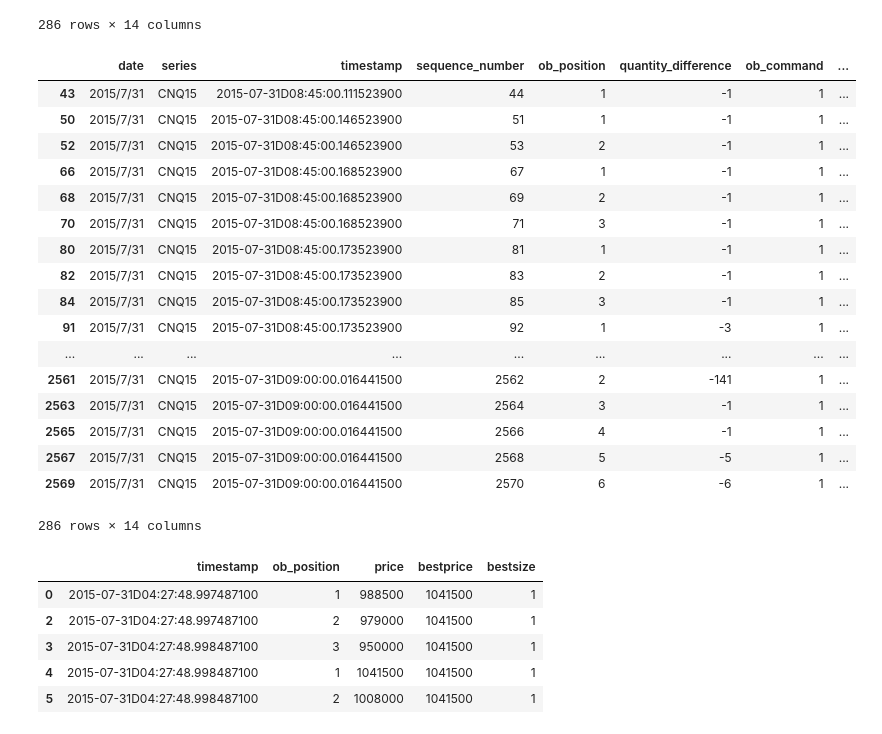
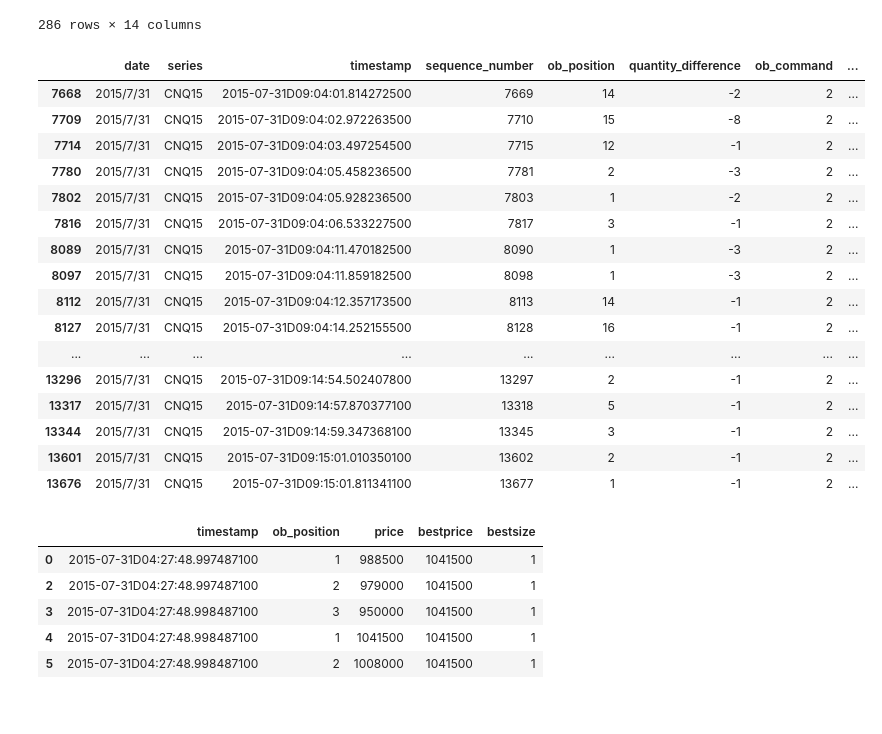
Before and after one commit to rorysroes/SGX-Full-OrderBook-Tick-Data-Trading-Strategy, a Jupyter notebook: sgx_tick_data_a50.ipynb, the cells around one changed output. Drawn from its saved outputs; the diff is of its cells as text; code cells hidden in the pictures.

```diff
--- a/sgx_tick_data_a50.ipynb
+++ b/sgx_tick_data_a50.ipynb
@@ -8,7 +8,7 @@ import numpy as np
 import pandas as pd
 # %%
 data = []
-datapath = '/home/rory/order_Book.csv'
+datapath = '/home/rory/SGX-OrderBook-Tick-Data-Trading-Strategy-/order_Book.csv'
 data = pd.read_csv(datapath)
 # %%
 data.head()
@@ -252,26 +253,25 @@ data_bid[(data_bid.change_reason == 8) & (data_bid.quantity_difference < 0)]
 | 2569 | 2015/7/31 | CNQ15 | 2015-07-31D09:00:00.016441500 | 2570 | 6 | -6 | 1 | ... |
 286 rows × 14 columns
 # %%
-data_bid[(data_bid.change_reason == 8) & (data_bid.ob_command == 1)]
+data_bid[(data_bid.change_reason == 5) & (data_bid.ob_command == 2)]
 # %% [output]
 |  | date | series | timestamp | sequence_number | ob_position | quantity_difference | ob_command | ... |
-| 43 | 2015/7/31 | CNQ15 | 2015-07-31D08:45:00.111523900 | 44 | 1 | -1 | 1 | ... |
-| 50 | 2015/7/31 | CNQ15 | 2015-07-31D08:45:00.146523900 | 51 | 1 | -1 | 1 | ... |
-| 52 | 2015/7/31 | CNQ15 | 2015-07-31D08:45:00.146523900 | 53 | 2 | -1 | 1 | ... |
-| 66 | 2015/7/31 | CNQ15 | 2015-07-31D08:45:00.168523900 | 67 | 1 | -1 | 1 | ... |
-| 68 | 2015/7/31 | CNQ15 | 2015-07-31D08:45:00.168523900 | 69 | 2 | -1 | 1 | ... |
-| 70 | 2015/7/31 | CNQ15 | 2015-07-31D08:45:00.168523900 | 71 | 3 | -1 | 1 | ... |
-| 80 | 2015/7/31 | CNQ15 | 2015-07-31D08:45:00.173523900 | 81 | 1 | -1 | 1 | ... |
-| 82 | 2015/7/31 | CNQ15 | 2015-07-31D08:45:00.173523900 | 83 | 2 | -1 | 1 | ... |
-| 84 | 2015/7/31 | CNQ15 | 2015-07-31D08:45:00.173523900 | 85 | 3 | -1 | 1 | ... |
-| 91 | 2015/7/31 | CNQ15 | 2015-07-31D08:45:00.173523900 | 92 | 1 | -3 | 1 | ... |
+| 7668 | 2015/7/31 | CNQ15 | 2015-07-31D09:04:01.814272500 | 7669 | 14 | -2 | 2 | ... |
+| 7709 | 2015/7/31 | CNQ15 | 2015-07-31D09:04:02.972263500 | 7710 | 15 | -8 | 2 | ... |
+| 7714 | 2015/7/31 | CNQ15 | 2015-07-31D09:04:03.497254500 | 7715 | 12 | -1 | 2 | ... |
+| 7780 | 2015/7/31 | CNQ15 | 2015-07-31D09:04:05.458236500 | 7781 | 2 | -3 | 2 | ... |
+| 7802 | 2015/7/31 | CNQ15 | 2015-07-31D09:04:05.928236500 | 7803 | 1 | -2 | 2 | ... |
+| 7816 | 2015/7/31 | CNQ15 | 2015-07-31D09:04:06.533227500 | 7817 | 3 | -1 | 2 | ... |
+| 8089 | 2015/7/31 | CNQ15 | 2015-07-31D09:04:11.470182500 | 8090 | 1 | -3 | 2 | ... |
+| 8097 | 2015/7/31 | CNQ15 | 2015-07-31D09:04:11.859182500 | 8098 | 1 | -3 | 2 | ... |
+| 8112 | 2015/7/31 | CNQ15 | 2015-07-31D09:04:12.357173500 | 8113 | 14 | -1 | 2 | ... |
+| 8127 | 2015/7/31 | CNQ15 | 2015-07-31D09:04:14.252155500 | 8128 | 16 | -1 | 2 | ... |
 | ... | ... | ... | ... | ... | ... | ... | ... | ... |
-| 2561 | 2015/7/31 | CNQ15 | 2015-07-31D09:00:00.016441500 | 2562 | 2 | -141 | 1 | ... |
-| 2563 | 2015/7/31 | CNQ15 | 2015-07-31D09:00:00.016441500 | 2564 | 3 | -1 | 1 | ... |
-| 2565 | 2015/7/31 | CNQ15 | 2015-07-31D09:00:00.016441500 | 2566 | 4 | -1 | 1 | ... |
-| 2567 | 2015/7/31 | CNQ15 | 2015-07-31D09:00:00.016441500 | 2568 | 5 | -5 | 1 | ... |
-| 2569 | 2015/7/31 | CNQ15 | 2015-07-31D09:00:00.016441500 | 2570 | 6 | -6 | 1 | ... |
+| 13296 | 2015/7/31 | CNQ15 | 2015-07-31D09:14:54.502407800 | 13297 | 2 | -1 | 2 | ... |
+| 13317 | 2015/7/31 | CNQ15 | 2015-07-31D09:14:57.870377100 | 13318 | 5 | -1 | 2 | ... |
+| 13344 | 2015/7/31 | CNQ15 | 2015-07-31D09:14:59.347368100 | 13345 | 3 | -1 | 2 | ... |
+| 13601 | 2015/7/31 | CNQ15 | 2015-07-31D09:15:01.010350100 | 13602 | 2 | -1 | 2 | ... |
+| 13676 | 2015/7/31 | CNQ15 | 2015-07-31D09:15:01.811341100 | 13677 | 1 | -1 | 2 | ... |
-286 rows × 14 columns
 # %%
 data_bid[['timestamp','ob_position','price','bestprice','bestsize']].head()
 # %% [output]
```
Also changed, not shown: parts of 22 cells of this notebook.
